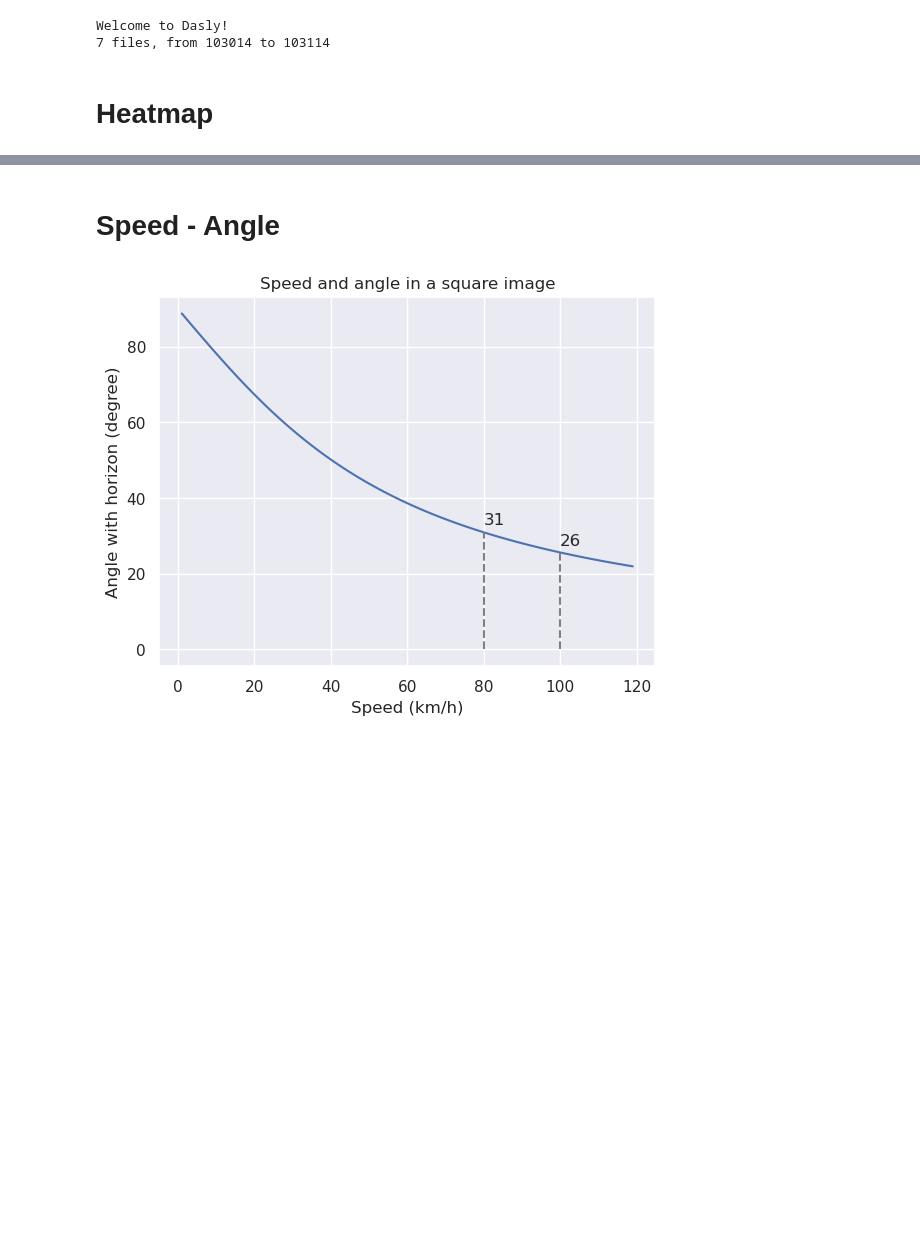
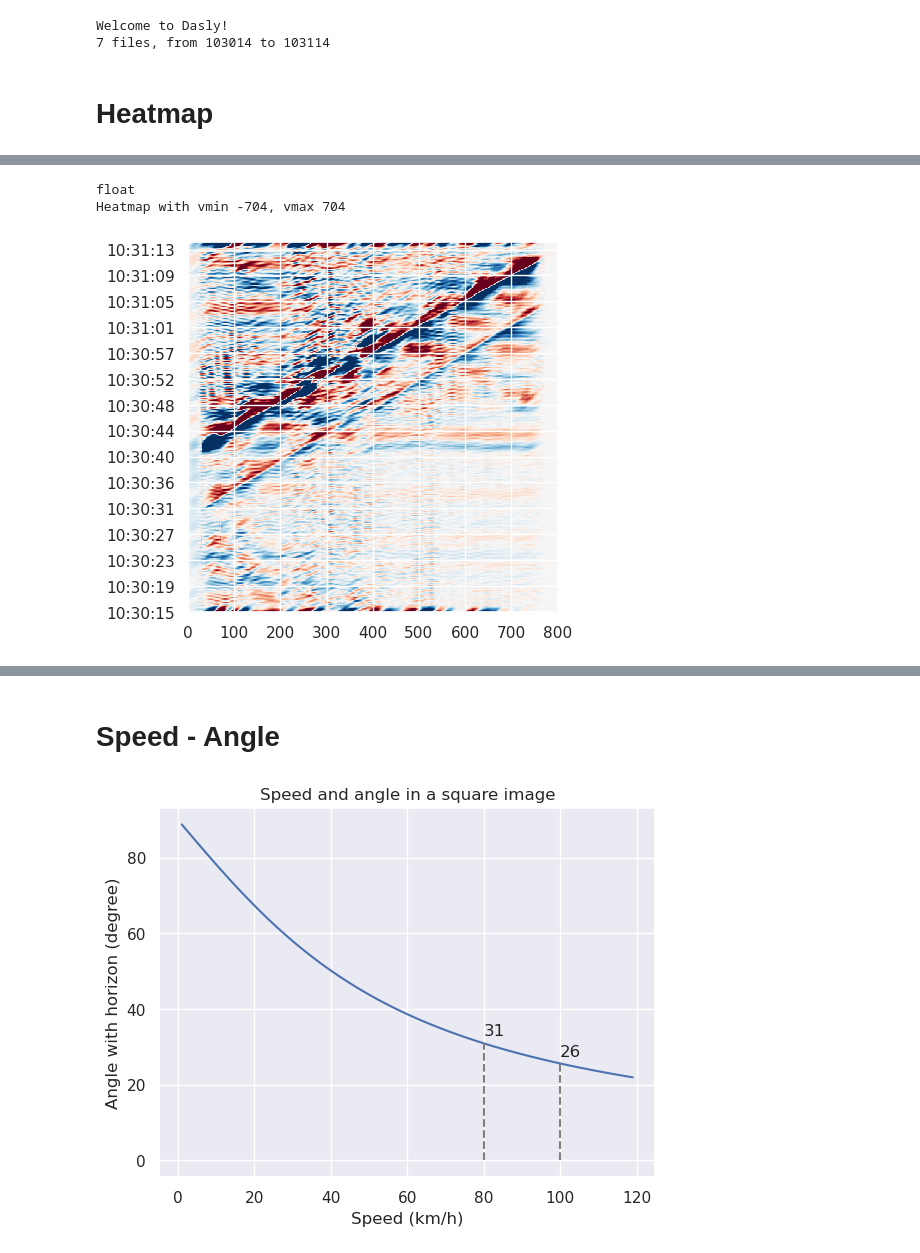
Before and after one commit to truongphanduykhanh/dasly, a Jupyter notebook: notebooks/8.3-khanhtruong-astfjordbrua.ipynb, the cells around one changed output, grey strips where cells are left out. Cells and saved outputs as stored; diff of their text form; code cells hidden in the pictures; blank space fills up the shorter version.

```diff
--- a/notebooks/8.3-khanhtruong-astfjordbrua.ipynb
+++ b/notebooks/8.3-khanhtruong-astfjordbrua.ipynb
@@ -40,2 +45,11 @@ Heatmap with vmin -1.21e-05, vmax 1.21e-05
+# %%
+das.reset()
+das.sample(100)
+das.convolve(90, 95, 10)
+das.heatmap()
+# %% [output]
+float
+Heatmap with vmin -704, vmax 704
+[figure, added]
 # %%
 das.reset()
```
Also changed, not shown: parts of 8 cells of this notebook, 3 other files.
